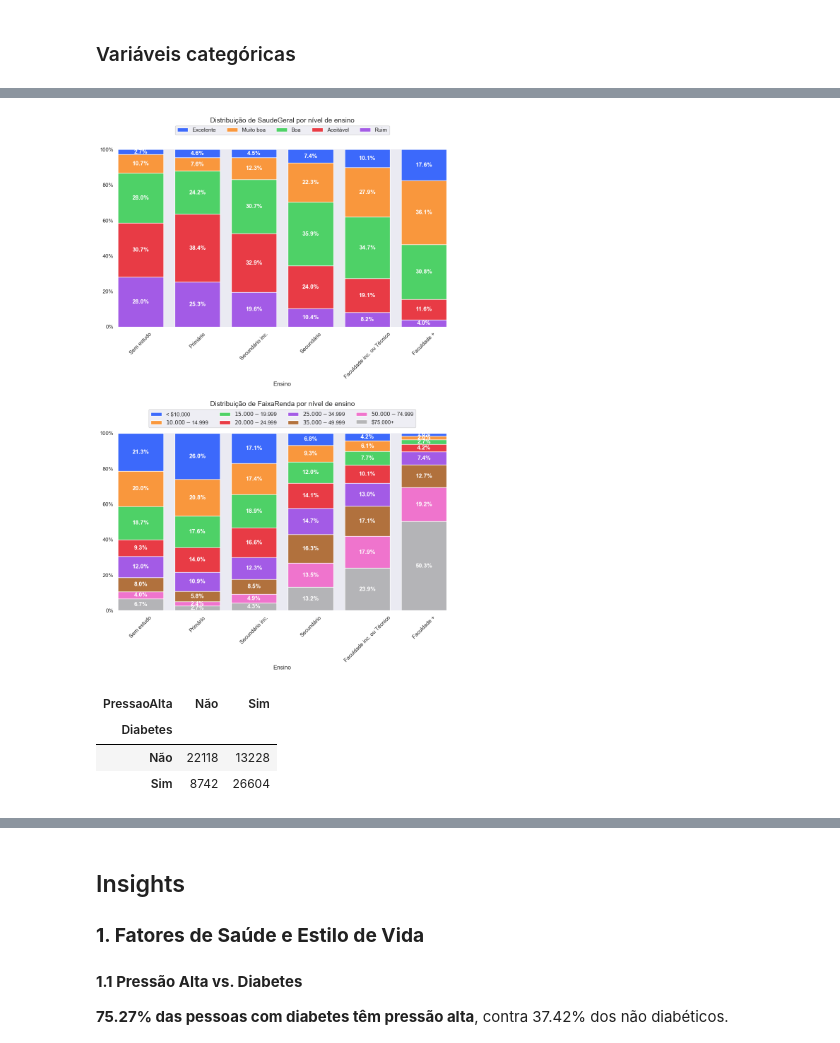
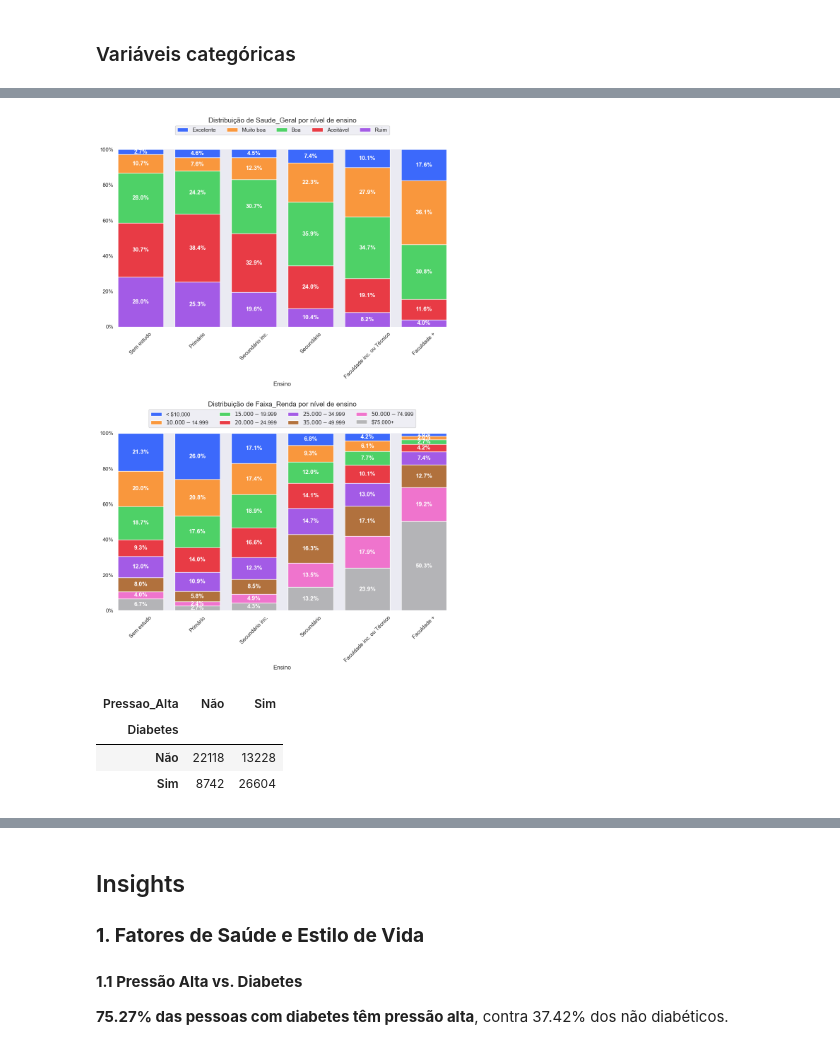
Before and after one commit to DanFalcari/Projeto_diabetes, a Jupyter notebook: notebooks/02_projeto_diabetes_analise_visualizacao_dados.ipynb, the cells around one changed output, grey strips where cells are left out. Cells and saved outputs as stored; diff of their text form; code cells hidden in the pictures.

```diff
--- a/notebooks/02_projeto_diabetes_analise_visualizacao_dados.ipynb
+++ b/notebooks/02_projeto_diabetes_analise_visualizacao_dados.ipynb
@@ -301,7 +307,7 @@ colunas_nao_binarias
 # Crinando visualizações para análise das colunas categóricas com mais de duas categorias
 # Obs.: Como a estrutura é basicamente a mesma, não comentarei o código detalhadamente como feito anteriormente.
 
-colunas_nao_binarias = ['SaudeGeral', 'FaixaIdade', 'FaixaRenda', 'Ensino']
+colunas_nao_binarias = ['Saude_Geral', 'Faixa_Idade', 'Faixa_Renda', 'Ensino']
 
 fig, axs = plt.subplots(nrows=4, ncols=1, figsize=(12, 16))
 
@@ -352,5 +358,11 @@ plt.subplots_adjust(wspace=0.1, hspace=0.7, top=0.925)
 plt.yticks([])
 plt.tick_params(axis='x', length=0)
 
+# Alterando o tamanho antes de salvar
+#fig.set_size_inches(11, 12)  # Define um tamanho menor para salvar a imagem
+
+# Salvando a imagem com tamanho reduzido
+#fig.savefig(PASTA_IMAGENS / "diabetes_visualizacao_categoricas.png", dpi=100)
+
 plt.show()
 # %% [output]
@@ -358,6 +370,6 @@ plt.show()
 # %%
 # Define as colunas categóricas que serão analisadas
-colunas_analise = ["SaudeGeral", "FaixaRenda"]
+colunas_analise = ["Saude_Geral", "Faixa_Renda"]
 
 # Cria uma figura com 2 subgráficos organizados em uma única coluna
 fig, axs = plt.subplots(nrows=2, ncols=1, figsize=(12, 16))
@@ -395,34 +407,40 @@ for ax, coluna in zip(axs.flatten(), colunas_analise):
             weight='bold'  # Deixa os rótulos em negrito
         )
 
     # Obtém a legenda gerada automaticamente pelo seaborn
     legend = h.get_legend()
 
     # Captura os rótulos das categorias na legenda
     labels = [text.get_text() for text in legend.get_texts()]
 
     # Obtém o número de categorias da variável analisada
     numero_itens = len(df_diabetes_tratado[coluna].cat.categories)
 
     # Ajusta a posição e o número de colunas da legenda com base no número de categorias
     ax.legend(
         handles=legend.legend_handles,
         labels=labels,
         loc="upper center",
         ncols=numero_itens if numero_itens <= 6 else min(4, numero_itens),  # Máximo de 4 colunas se houver muitas categorias
         bbox_to_anchor=(0.5, 1.15),  # Posiciona a legenda acima do gráfico
     )
 
     # Define o título do gráfico para indicar a variável em análise
     ax.set_title(f"Distribuição de {coluna} por nível de ensino", fontsize=14, pad=55)
 
 # Ajusta o espaçamento entre os subgráficos para melhor visualização
 plt.subplots_adjust(wspace=0.1, hspace=0.6, top=0.925)
 
+# Alterando o tamanho antes de salvar
+#fig.set_size_inches(11, 12)  # Define um tamanho menor para salvar a imagem
+
+# Salvando a imagem com tamanho reduzido
+#fig.savefig(PASTA_IMAGENS / "diabetes_visualizacao_Ensino.png", dpi=100)
+
 # Exibe os gráficos gerados
 plt.show()
 # %% [output]
-[figure, old version]
+[figure, new version]
 # %%
 # Dicionário para armazenar as tabelas de contingência
 tabelas_contingencia = {}
@@ -433,9 +451,9 @@ for coluna in df_diabetes_tratado.select_dtypes("category").columns:
         # Cria uma tabela de contingência entre a variável alvo e a variável categórica atual
         tabelas_contingencia[coluna] = pd.crosstab(df_diabetes_tratado[coluna_alvo], df_diabetes_tratado[coluna])
 # %%
-tabelas_contingencia["PressaoAlta"]
+tabelas_contingencia["Pressao_Alta"]
 # %% [output]
-| PressaoAlta | Não | Sim |
+| Pressao_Alta | Não | Sim |
 | Diabetes |  |  |
 | Não | 22118 | 13228 |
 | Sim | 8742 | 26604 |
```
Also changed, not shown: parts of 18 cells of this notebook, 10 other files.
